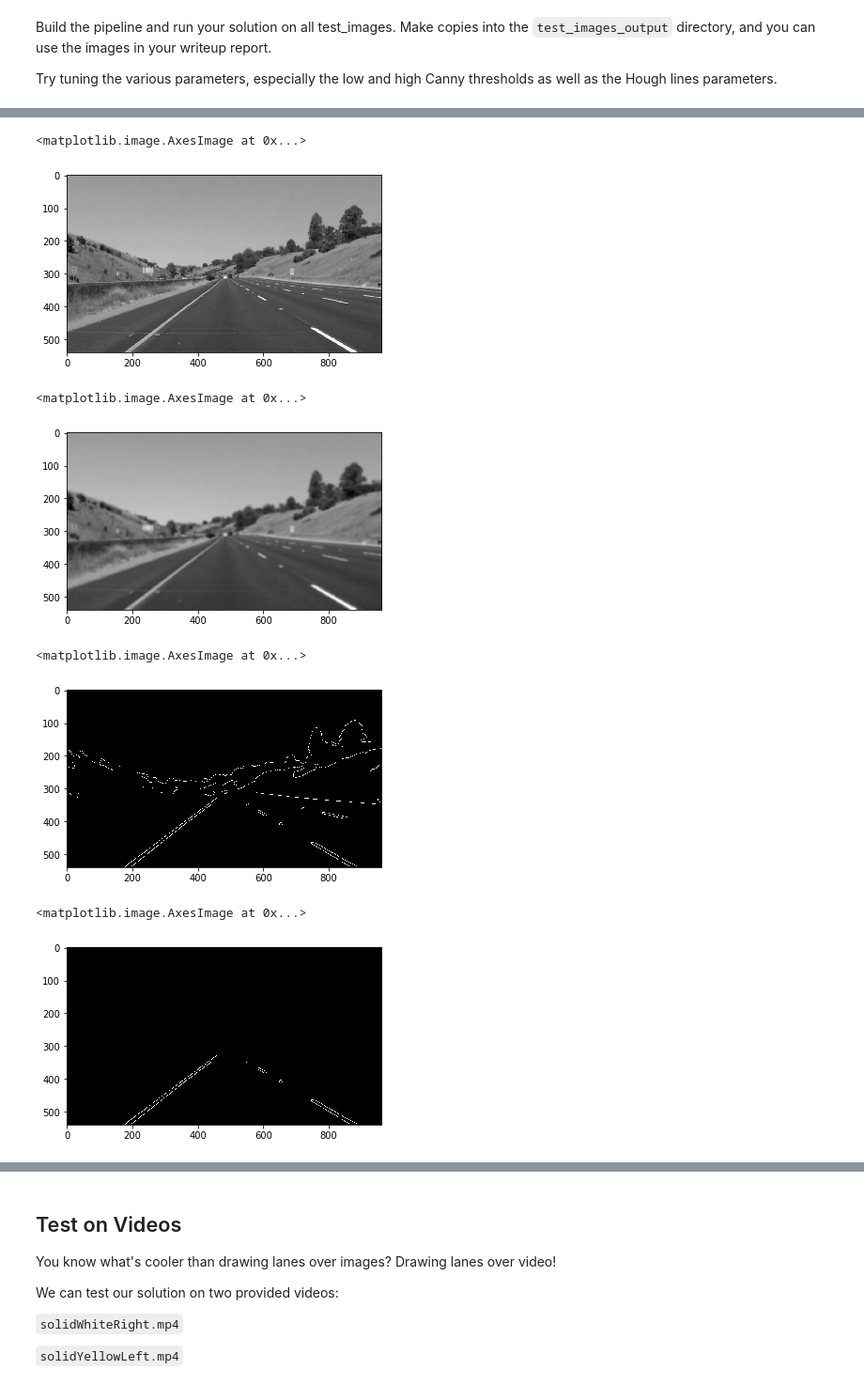
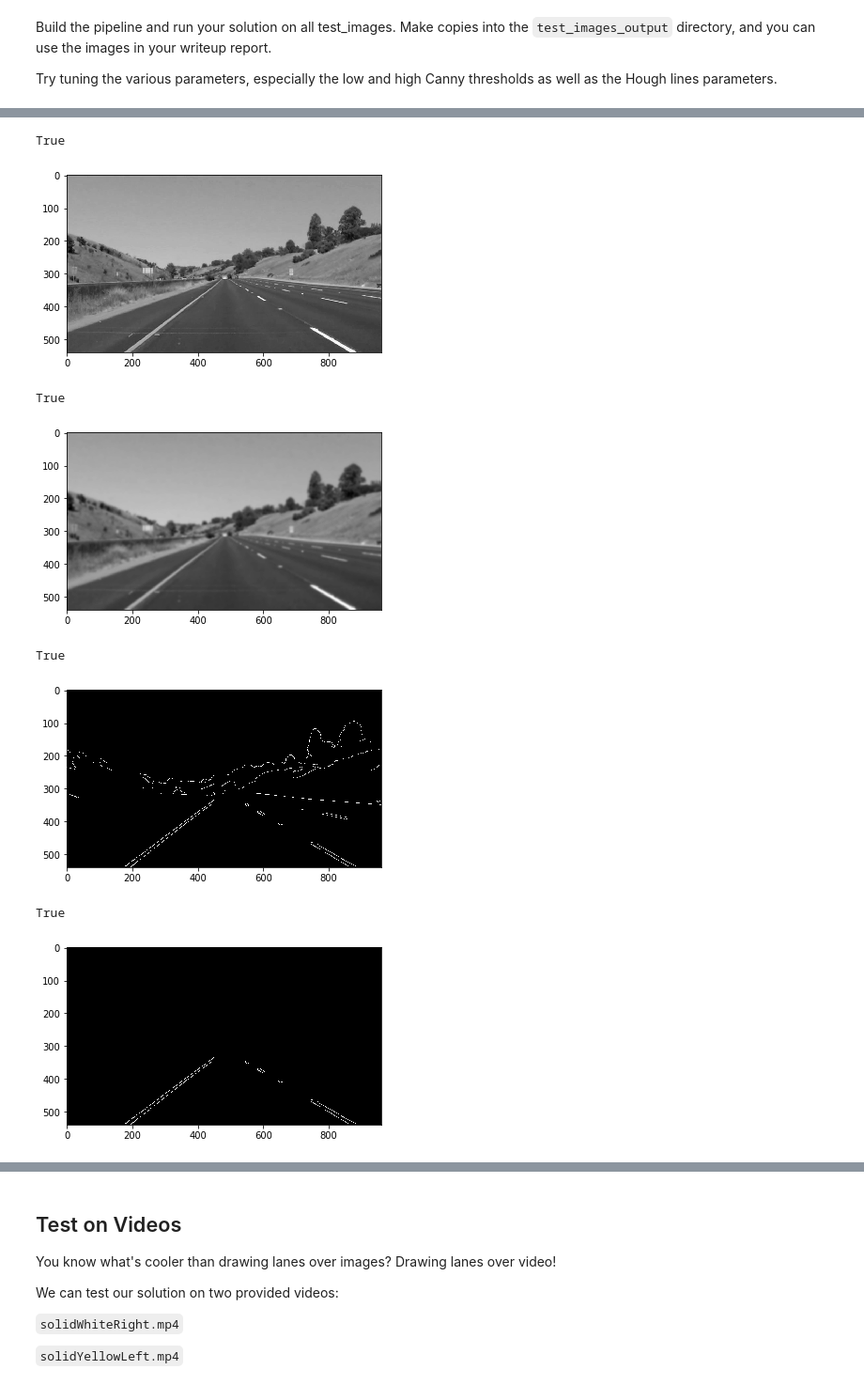
Before and after one commit to naturallyunintelligent/SDC_1_Lanelines_P1, a Jupyter notebook: P1.ipynb, the cells around one changed output, grey strips where cells are left out. Shown: that part at 94% size. Cells and saved outputs as stored; diff of their text form; code cells hidden in the pictures.

```diff
--- a/P1.ipynb
+++ b/P1.ipynb
@@ -335,9 +335,10 @@ gray = grayscale(image)
 # this didn't work, came out green!  >>>  plt.imshow(gray)
 # this did work, as provided in the cell comment above from Udacity:
 plt.imshow(gray, cmap='gray')
+cv2.imwrite('outputs/gray_output.jpg', gray)
 # %% [output]
-<matplotlib.image.AxesImage at 0x...>
+True
-[figure, old version]
+[figure, new version]
 # %%
     # Define a kernel size and apply Gaussian smoothing
 kernel_size = 15
@@ -346,22 +347,24 @@ blur_gray = gaussian_blur(gray, kernel_size)
 # this didn't work, came out green, again!  >>>  plt.imshow(blur_gray)
 # this did work, as provided in the cell comment above from Udacity:
 plt.imshow(blur_gray, cmap='gray')
+cv2.imwrite('outputs/blur_output.jpg', blur_gray)
 # %% [output]
-<matplotlib.image.AxesImage at 0x...>
+True
-[figure, old version]
+[figure, new version]
 # %%
     # Define parameters for Canny and apply
 low_threshold = 60
 
 high_threshold = 90
 edges = canny(blur_gray, low_threshold, high_threshold)
 
 # The use of this gray only image plot is something to come back and understand better
 plt.imshow(edges, cmap='gray')
 #plt.imshow(edges)
+cv2.imwrite('outputs/edges_output.jpg', edges)
 # %% [output]
-<matplotlib.image.AxesImage at 0x...>
+True
-[figure, old version]
+[figure, new version]
 # %%
 # Next we'll create a masked edges image using cv2.fillPoly()
 
@@ -376,6 +379,7 @@ masked = region_of_interest(edges, vertices)
 # The use of this gray only image plot is something to come back and understand better
 plt.imshow(masked, cmap='gray')
 #plt.imshow(masked)
+cv2.imwrite('outputs/masked_output.jpg', masked)
 
 #from lesson:
 # # This time we are defining a four sided polygon to mask
@@ -384,8 +388,8 @@ plt.imshow(masked, cmap='gray')
 # cv2.fillPoly(mask, vertices, ignore_mask_color)
 # masked_edges = cv2.bitwise_and(edges, mask)
 # %% [output]
-<matplotlib.image.AxesImage at 0x...>
+True
-[figure, old version]
+[figure, new version]
 # %%
 
 
```
Also changed, not shown: parts of 12 cells of this notebook, 7 other files.
